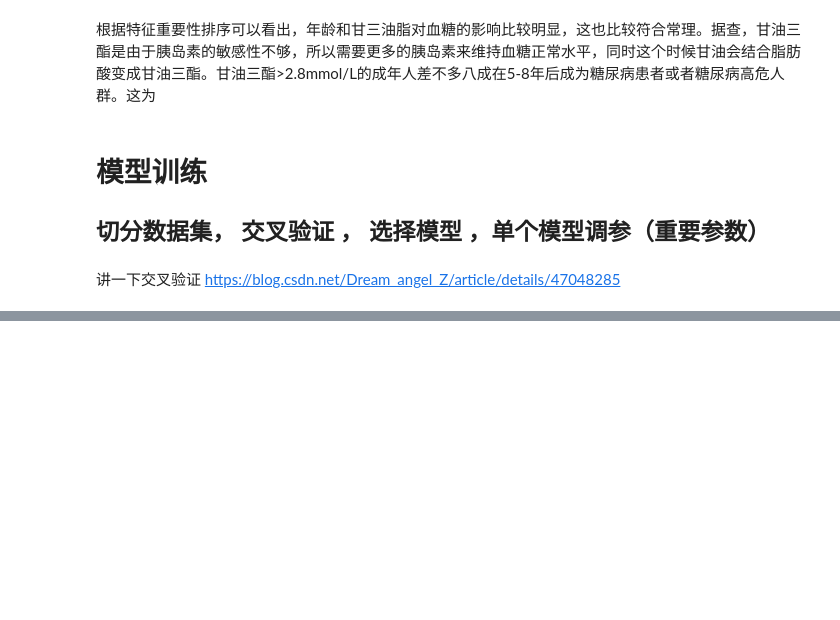
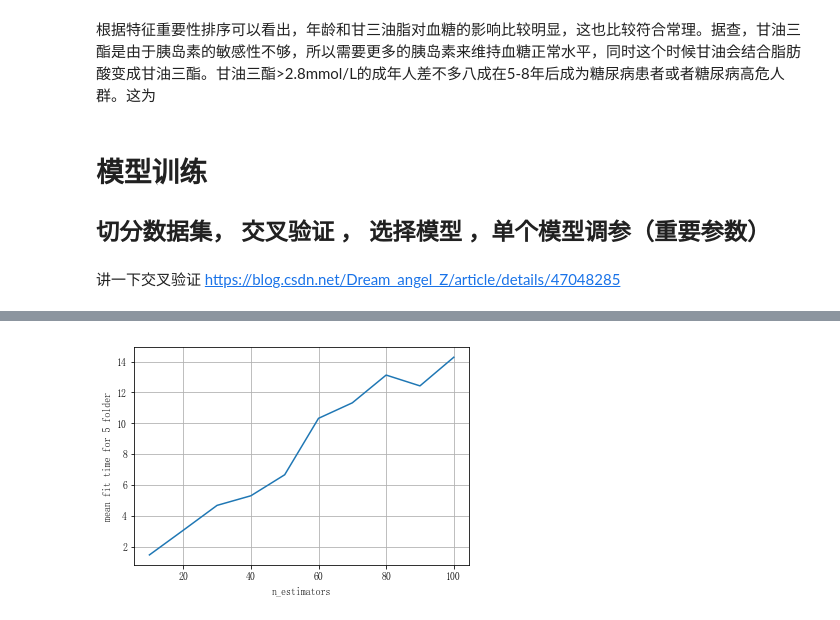
Before and after one commit to dapaohou/-, a Jupyter notebook: src/feature project.ipynb, the cells around one changed output, grey strips where cells are left out. Saved outputs shown, nothing was run; the diff lists cells and outputs as text; code cells hidden in the pictures; blank space fills up the shorter version.

```diff
--- a/src/feature project.ipynb
+++ b/src/feature project.ipynb
@@ -238,0 +230,3 @@ RandomForestRegressor(bootstrap=True, criterion='mse', max_depth=None,
+# %%
+pd_grid_cv = pd.DataFrame(grid_cv.cv_results_)
+pd_grid_cv
@@ -238,0 +246,9 @@ RandomForestRegressor(bootstrap=True, criterion='mse', max_depth=None,
+# %%
+
+fit_time = pd_grid_cv['mean_fit_time']
+plt.xlabel('n_estimators')
+plt.ylabel('mean fit time for 5 folder')
+plt.plot(range(10,101,10), fit_time)
+plt.grid()
+# %% [output]
+[figure, added]
```
Also changed, not shown: parts of 14 cells of this notebook, 5 other files.
